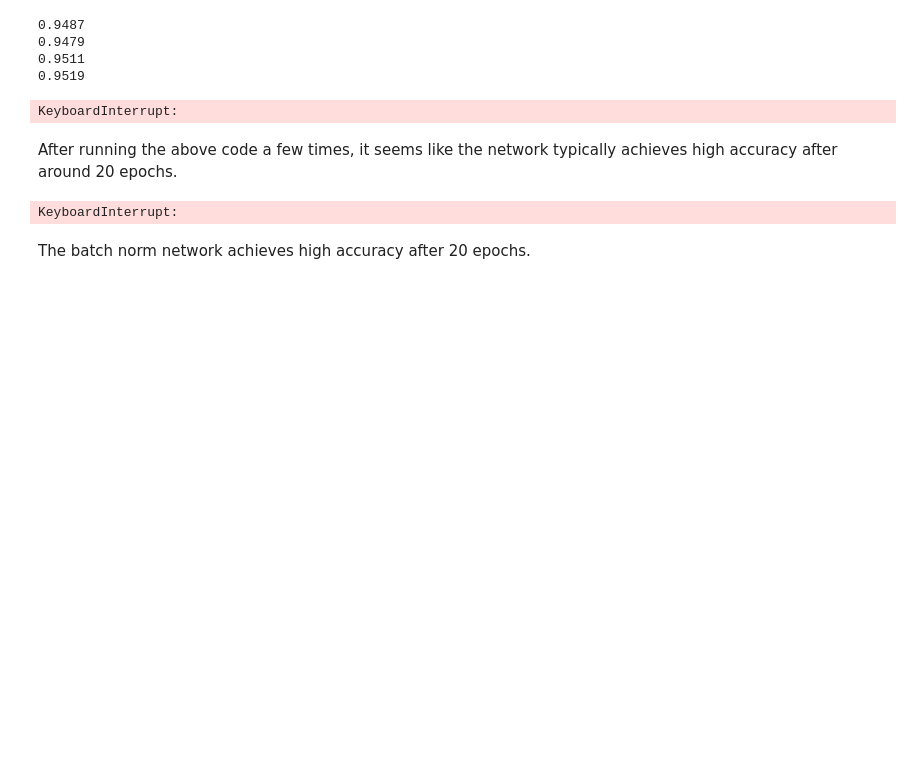
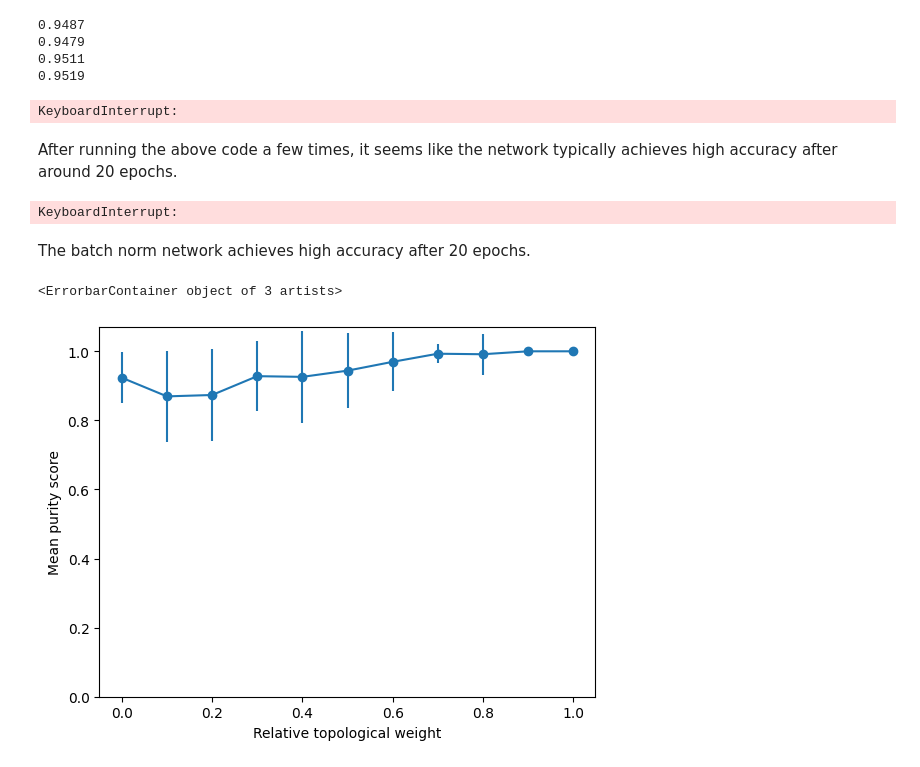
Before and after one commit to ethanyc04/net-topo, a Jupyter notebook: network_clustering.ipynb, the cells around one changed output. Drawn from its saved outputs; the diff is of its cells as text; code cells hidden in the pictures; blank space fills up the shorter version.

Commit message:
plot purities

```diff
--- a/network_clustering.ipynb
+++ b/network_clustering.ipynb
@@ -451,3 +451,16 @@ for w in top_weights:
                                     max_iter_interp,
                                     learning_rate)
     purity.append(np.asarray(purity_stats(iterations, top_clust, network_graphs, labels_true)))
+# %%
+purity = np.asarray(purity)
+purity_means = purity[:, 0]
+purity_stds = purity[:, 1]
+
+plt.scatter(top_weights, purity_means)
+plt.xlabel("Relative topological weight")
+plt.ylabel("Mean purity score")
+plt.ylim([0, 1.07])
+plt.errorbar(top_weights, purity_means, purity_stds)
+# %% [output]
+<ErrorbarContainer object of 3 artists>
+[figure, added]
```
